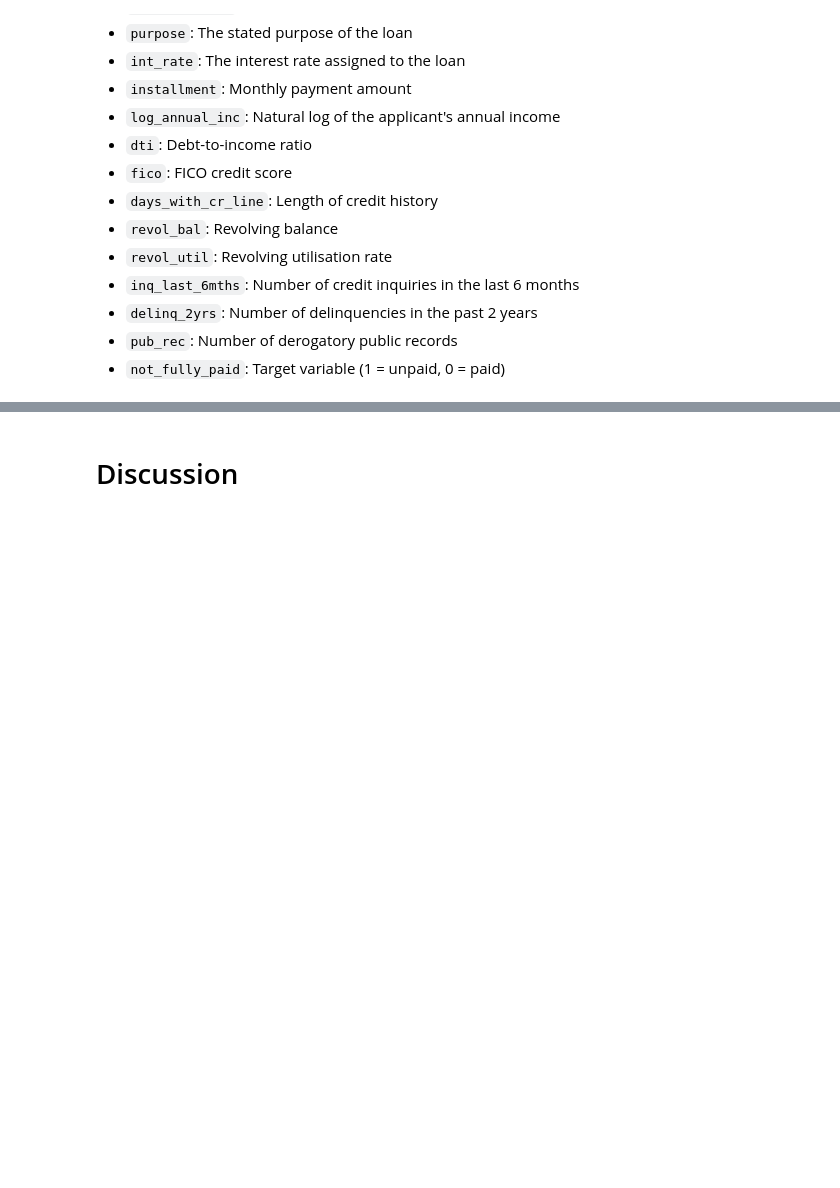
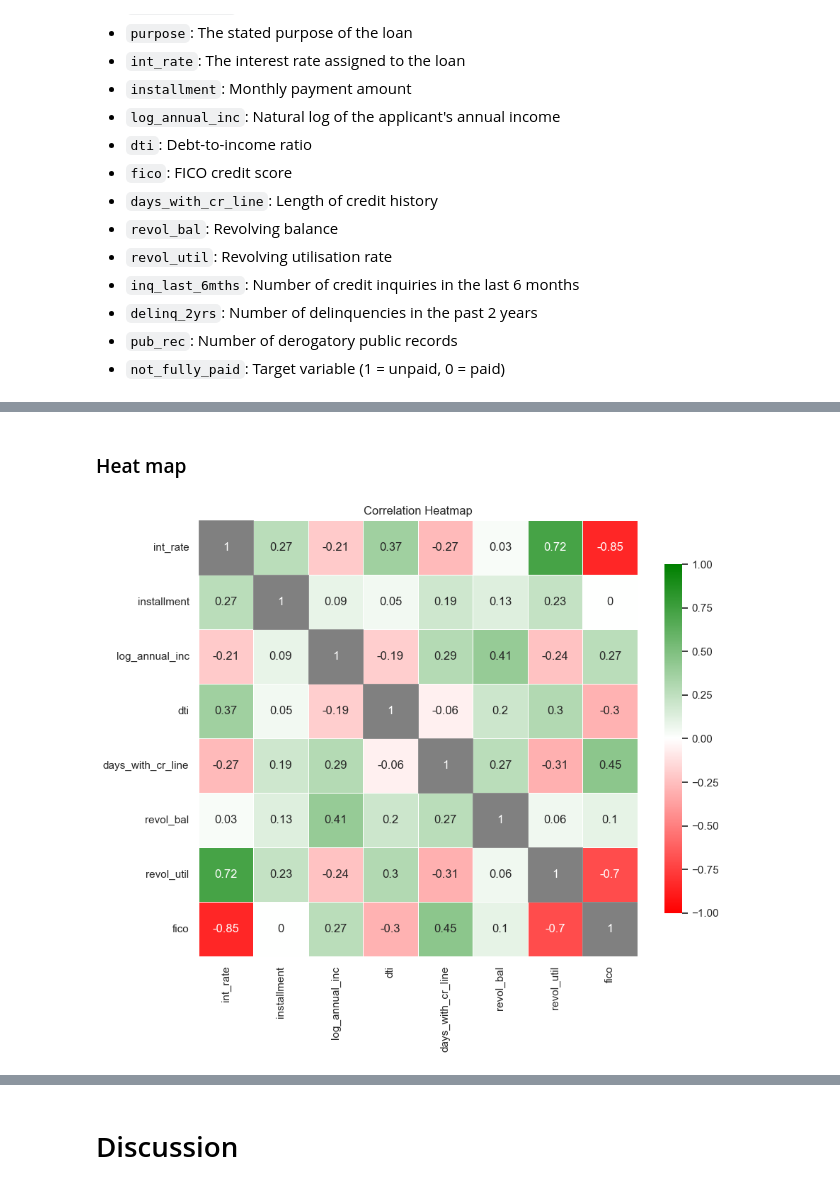
Before and after one commit to krshirkoohi/Loan-Default-Data-Analysis, a Jupyter notebook: LoanDefaultDataAnalysis.ipynb, the cells around one changed output, grey strips where cells are left out. Saved outputs shown, nothing was run; the diff lists cells and outputs as text; code cells hidden in the pictures; blank space fills up the shorter version.

```diff
--- a/LoanDefaultDataAnalysis.ipynb
+++ b/LoanDefaultDataAnalysis.ipynb
@@ -40,0 +170,12 @@ Upon the borrower selection process, we wish to minimise the factors which corre
+# %%
+df_num = pd.DataFrame([
+    df['int_rate'],
+    df['installment'],
+    df['log_annual_inc'],
+    df['dti'],
+    df['days_with_cr_line'],
+    df['revol_bal'],
+    df['revol_util'],
+    df['fico']
+]).T
+df_num
@@ -40,0 +313,29 @@ Upon the borrower selection process, we wish to minimise the factors which corre
+# %% [markdown]
+### Heat map
+# %%
+from matplotlib.colors import LinearSegmentedColormap
+
+# Compute the correlation matrix and round it to 2 decimal places
+corr_matrix = round(df_num.corr(), 2)
+
+# Create a custom colormap from red to white to green
+cmap = LinearSegmentedColormap.from_list('custom_cmap',
+                                         ['red', 'white', 'green'],
+                                         N=256)
+
+# Plot the heatmap
+plt.figure(figsize=(10, 8))
+heatmap = sns.heatmap(corr_matrix, annot=True, cmap=cmap, center=0, vmin=-1, vmax=1,
+                      linewidths=0.5, linecolor='white', cbar_kws={"shrink": .8})
+
+# Grey out the values equal to 1
+for i in range(len(corr_matrix)):
+    for j in range(len(corr_matrix)):
+        if corr_matrix.iloc[i, j] == 1:
+            heatmap.add_patch(plt.Rectangle((j, i), 1, 1, fill=True, color='grey', edgecolor='white', lw=0.5))
+
+# Customize the heatmap
+plt.title('Correlation Heatmap')
+plt.show()
+# %% [output]
+[figure, added]
```
Also changed, not shown: parts of 48 cells of this notebook, 1 other file.
